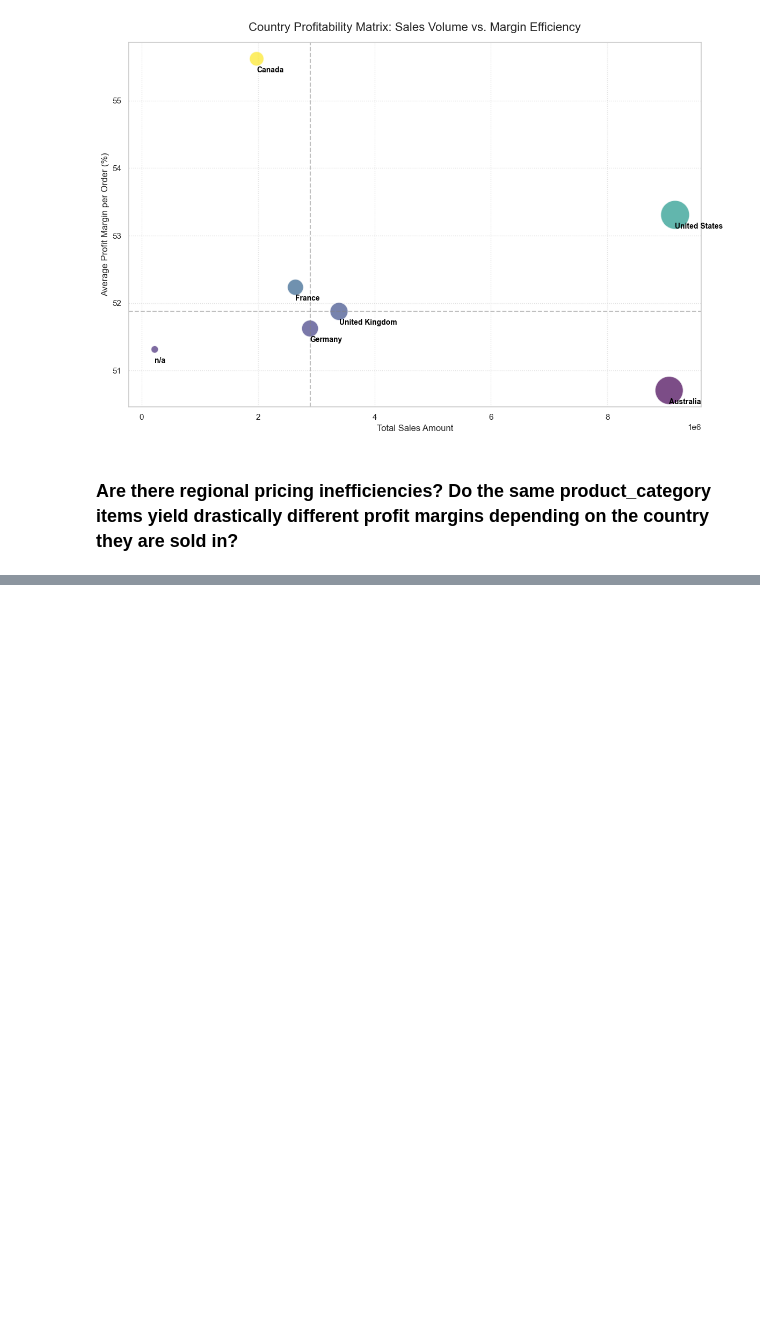
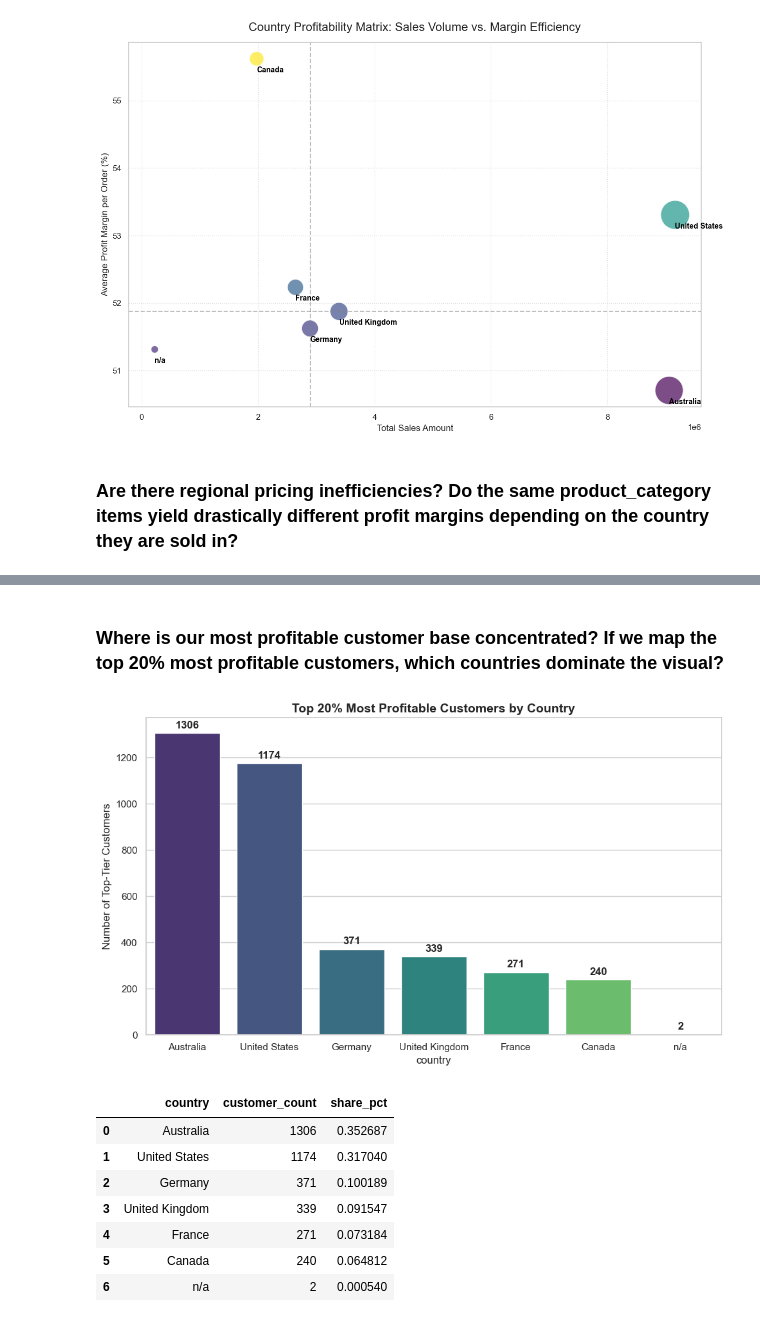
Before and after one commit to omkar-2004/Sql_DataWarehouse, a Jupyter notebook: Scripts/gold/Python Advance Analysis/Profitability_&_Sales_Optimization.ipynb, the cells around one changed output, grey strips where cells are left out. Drawn from its saved outputs; the diff is of its cells as text; code cells hidden in the pictures; blank space fills up the shorter version.

```diff
--- a/Scripts/gold/Python Advance Analysis/Profitability_&_Sales_Optimization.ipynb
+++ b/Scripts/gold/Python Advance Analysis/Profitability_&_Sales_Optimization.ipynb
@@ -437,0 +482,47 @@ regional_metric
+# %% [markdown]
+### Where is our most profitable customer base concentrated? If we map the top 20% most profitable customers, which countries dominate the visual?
+# %%
+regional_profit_metric = df.groupby(['country','customer_key'])['total_profit'].sum().reset_index()
+
+p80_threshold = regional_profit_metric['total_profit'].quantile(0.80)
+
+top_20 = regional_profit_metric[regional_profit_metric['total_profit'] >= p80_threshold]
+
+country_counts = top_20['country'].value_counts().reset_index()
+country_counts.columns = ['country','customer_count']
+
+total_top_20_customer = country_counts['customer_count'].sum()
+
+country_counts['share_pct'] = country_counts['customer_count'] / total_top_20_customer
+
+plt.figure(figsize=(10,6))
+ax = sns.barplot(
+    data = country_counts,
+    x = 'country',
+    y = 'customer_count',
+    hue = 'country',
+    palette = 'viridis'
+)
+
+plt.title('Top 20% Most Profitable Customers by Country', fontsize = 14, fontweight = 'bold')
+
+plt.xlabel('country', fontsize = 12)
+plt.ylabel('Number of Top-Tier Customers', fontsize = 12)
+
+for i in ax.containers:
+    ax.bar_label(i,fmt = '%d', padding=3, fontweight  = 'bold')
+
+plt.tight_layout()
+
+plt.show()
+country_counts
+# %% [output]
+[figure, added]
+|  | country | customer_count | share_pct |
+| 0 | Australia | 1306 | 0.352687 |
+| 1 | United States | 1174 | 0.317040 |
+| 2 | Germany | 371 | 0.100189 |
+| 3 | United Kingdom | 339 | 0.091547 |
+| 4 | France | 271 | 0.073184 |
+| 5 | Canada | 240 | 0.064812 |
+| 6 | n/a | 2 | 0.000540 |
```
Also changed, not shown: parts of 20 cells of this notebook, 1 other file.
